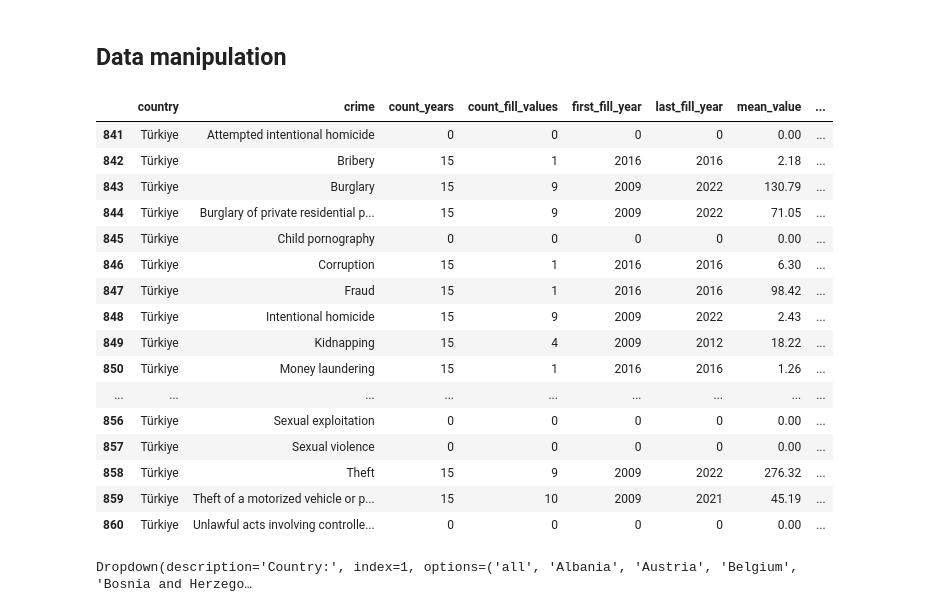
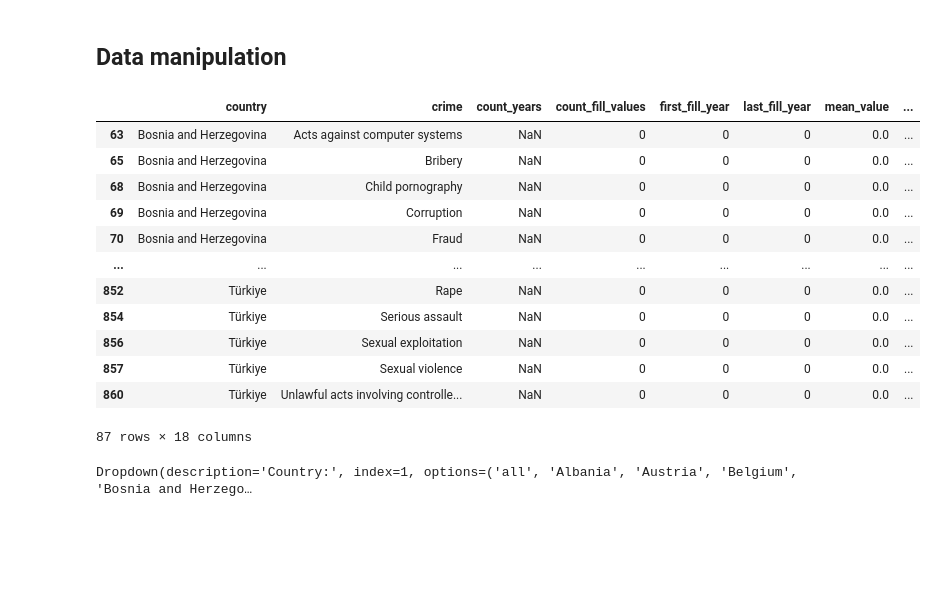
Before and after one commit to klbek/Analysis-of-Crime-in-the-EU, a Jupyter notebook: test_dat_zkouska2.ipynb, the cells around one changed output. Drawn from its saved outputs; the diff is of its cells as text; code cells hidden in the pictures; blank space fills up the shorter version.

```diff
--- a/test_dat_zkouska2.ipynb
+++ b/test_dat_zkouska2.ipynb
@@ -271,26 +271,24 @@ CrimeData = EurostatCrimeTable()
 CrimeData.load_data(f'data/estat_crim_off_cat.tsv')
 # %%
 sum_info = CrimeData.get_summarize_df_1all()
-# %%
-sum_info.tail(20)
-# %% [output]
-|  | country | crime | count_years | count_fill_values | first_fill_year | last_fill_year | mean_value | ... |
-| 841 | Türkiye | Attempted intentional homicide | 0 | 0 | 0 | 0 | 0.00 | ... |
-| 842 | Türkiye | Bribery | 15 | 1 | 2016 | 2016 | 2.18 | ... |
-| 843 | Türkiye | Burglary | 15 | 9 | 2009 | 2022 | 130.79 | ... |
-| 844 | Türkiye | Burglary of private residential p... | 15 | 9 | 2009 | 2022 | 71.05 | ... |
-| 845 | Türkiye | Child pornography | 0 | 0 | 0 | 0 | 0.00 | ... |
-| 846 | Türkiye | Corruption | 15 | 1 | 2016 | 2016 | 6.30 | ... |
-| 847 | Türkiye | Fraud | 15 | 1 | 2016 | 2016 | 98.42 | ... |
-| 848 | Türkiye | Intentional homicide | 15 | 9 | 2009 | 2022 | 2.43 | ... |
-| 849 | Türkiye | Kidnapping | 15 | 4 | 2009 | 2012 | 18.22 | ... |
-| 850 | Türkiye | Money laundering | 15 | 1 | 2016 | 2016 | 1.26 | ... |
-| ... | ... | ... | ... | ... | ... | ... | ... | ... |
-| 856 | Türkiye | Sexual exploitation | 0 | 0 | 0 | 0 | 0.00 | ... |
-| 857 | Türkiye | Sexual violence | 0 | 0 | 0 | 0 | 0.00 | ... |
-| 858 | Türkiye | Theft | 15 | 9 | 2009 | 2022 | 276.32 | ... |
-| 859 | Türkiye | Theft of a motorized vehicle or p... | 15 | 10 | 2009 | 2021 | 45.19 | ... |
-| 860 | Türkiye | Unlawful acts involving controlle... | 0 | 0 | 0 | 0 | 0.00 | ... |
+# %%
+sum_info.head(30)
+a = sum_info[sum_info['count_fill_values'] == 0]
+a
+# %% [output]
+|  | country | crime | count_years | count_fill_values | first_fill_year | last_fill_year | mean_value | ... |
+| 63 | Bosnia and Herzegovina | Acts against computer systems | NaN | 0 | 0 | 0 | 0.0 | ... |
+| 65 | Bosnia and Herzegovina | Bribery | NaN | 0 | 0 | 0 | 0.0 | ... |
+| 68 | Bosnia and Herzegovina | Child pornography | NaN | 0 | 0 | 0 | 0.0 | ... |
+| 69 | Bosnia and Herzegovina | Corruption | NaN | 0 | 0 | 0 | 0.0 | ... |
+| 70 | Bosnia and Herzegovina | Fraud | NaN | 0 | 0 | 0 | 0.0 | ... |
+| ... | ... | ... | ... | ... | ... | ... | ... | ... |
+| 852 | Türkiye | Rape | NaN | 0 | 0 | 0 | 0.0 | ... |
+| 854 | Türkiye | Serious assault | NaN | 0 | 0 | 0 | 0.0 | ... |
+| 856 | Türkiye | Sexual exploitation | NaN | 0 | 0 | 0 | 0.0 | ... |
+| 857 | Türkiye | Sexual violence | NaN | 0 | 0 | 0 | 0.0 | ... |
+| 860 | Türkiye | Unlawful acts involving controlle... | NaN | 0 | 0 | 0 | 0.0 | ... |
+87 rows × 18 columns
 # %%
 country = widgets.Dropdown(
     options=CrimeData.country_list_sorted,
```
Also changed, not shown: parts of 8 cells of this notebook.
